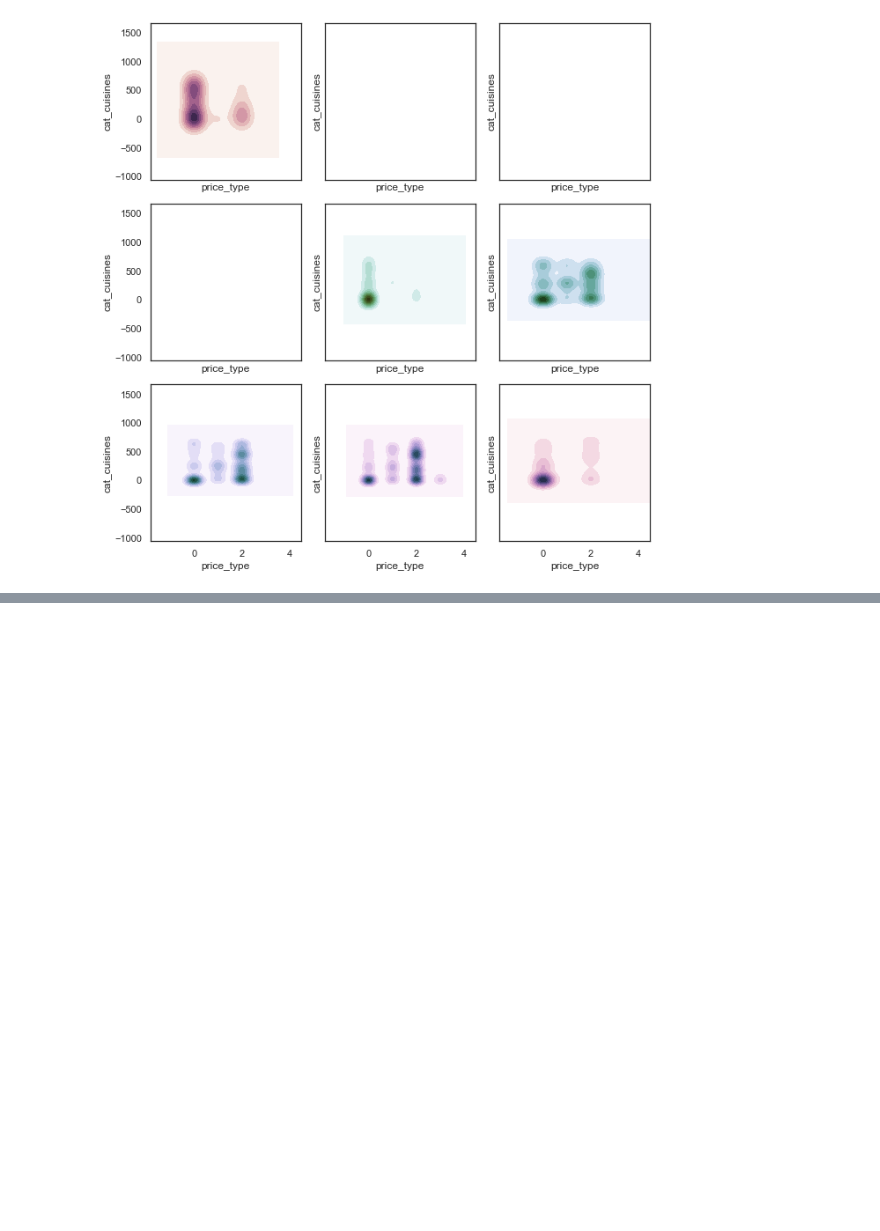
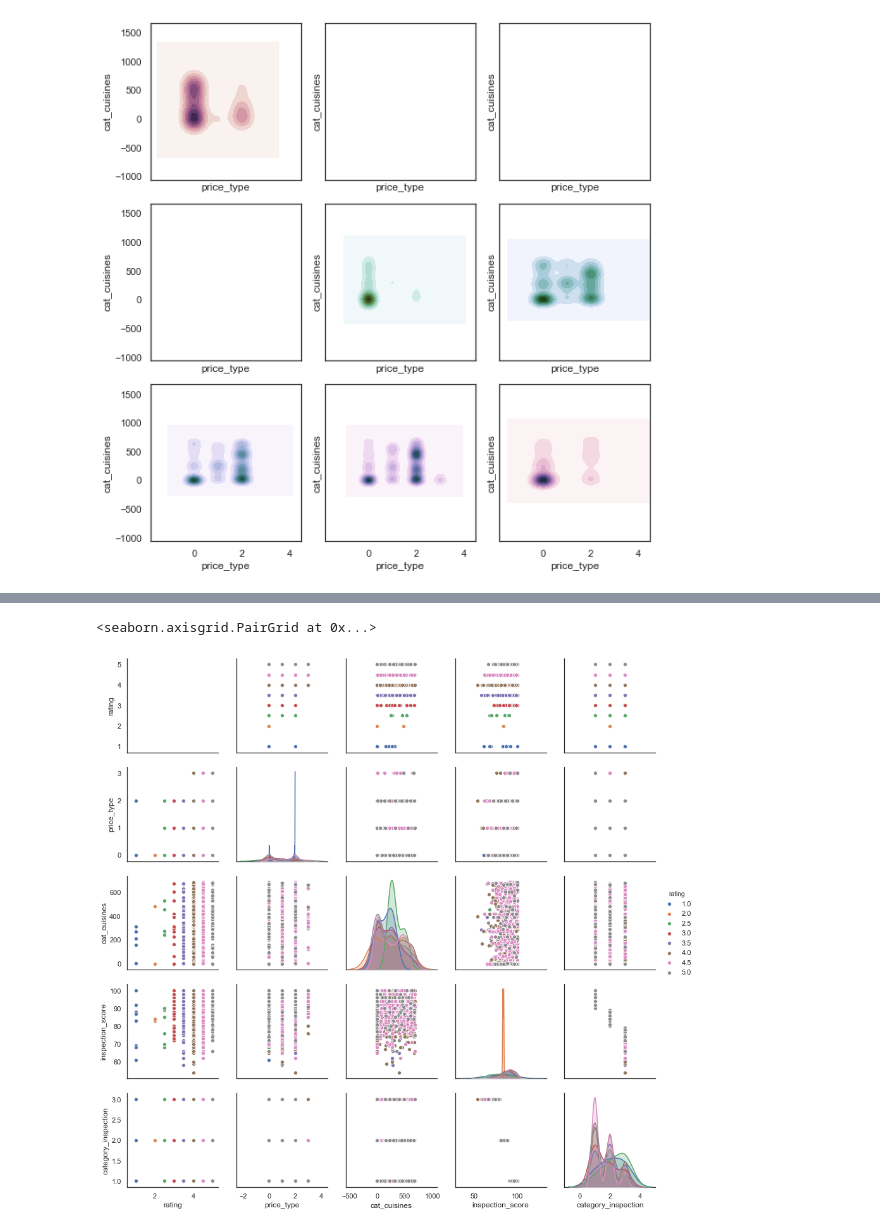
Before and after one commit to BWallyn/Datacamp, a Jupyter notebook: notebooks/1.3-bw-correlation.ipynb, the cells around one changed output, grey strips where cells are left out. Saved outputs shown, nothing was run; the diff lists cells and outputs as text; code cells hidden in the pictures; blank space fills up the shorter version.

```diff
--- a/notebooks/1.3-bw-correlation.ipynb
+++ b/notebooks/1.3-bw-correlation.ipynb
@@ -157,0 +218,4 @@ f.tight_layout()
+# %%
+X_df['business_name'] = X_df['business_name'].str.lower()
+X_df['business_name'] = X_df['business_name'].str.replace('[^\w]','')
+X_df['business_name'] = X_df['business_name'].apply(lambda s : ''.join(filter(str.isalpha, s)))
@@ -157,0 +256,3 @@ f.tight_layout()
+# %%
+merged = merged[merged['inspection_score'].notna()]
+merged.head()
@@ -157,0 +267,17 @@ f.tight_layout()
+# %%
+# A = bleu 90 <= score <= 100
+# B = vert 80 <= score < 90
+# C = orange score < 80
+
+def category_inspection_score(note):
+    if note == np.nan:
+        return(np.nan)
+    elif (note >= 90):
+        return(1)
+    elif (note >= 80):
+        return(2)
+    else:
+        return(3)
+
+
+merged['category_inspection'] = list(map(lambda x: category_inspection_score(x), merged['inspection_score']))
@@ -157,0 +286,10 @@ f.tight_layout()
+# %%
+# For the first inspection
+merged_first = pd.DataFrame()
+for name in list(merged.business_name.unique()):
+    df_temp = merged[merged.business_name==name]
+    df_temp['inspection_date_format'] = list(map(lambda x: datetime.strptime(x[:10], '%m/%d/%Y'), df_temp['inspection_date']))
+    df_temp.sort_values(by=['inspection_date_format'], inplace=True, ascending=True)
+    merged_first = merged_first.append(df_temp.drop(columns=['inspection_date_format', 'Unnamed: 0']).iloc[0,:])
+
+merged_first.head()
@@ -157,0 +312,6 @@ f.tight_layout()
+# %%
+columns = ['rating', 'price_type', 'cat_cuisines', 'inspection_score', 'category_inspection']
+sns.pairplot(merged_first.query("rating > 0.0")[columns], hue='rating')
+# %% [output]
+<seaborn.axisgrid.PairGrid at 0x...>
+[figure, added]
```
Also changed, not shown: parts of 30 cells of this notebook.
